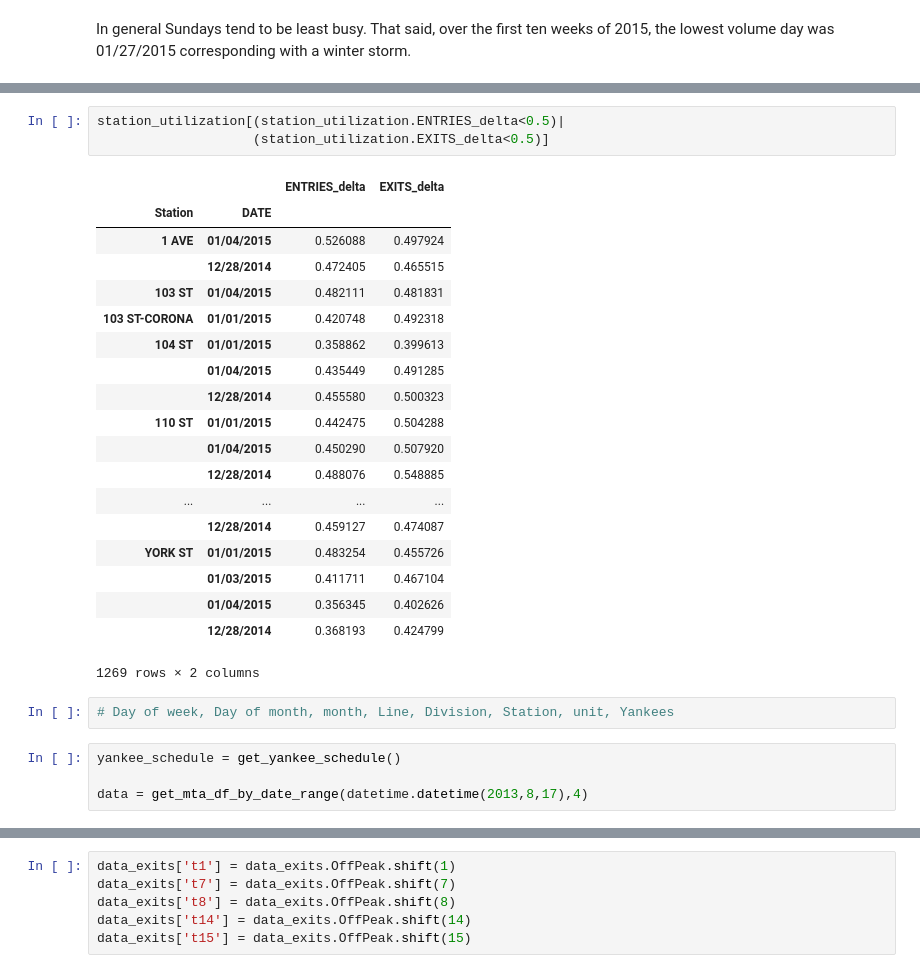
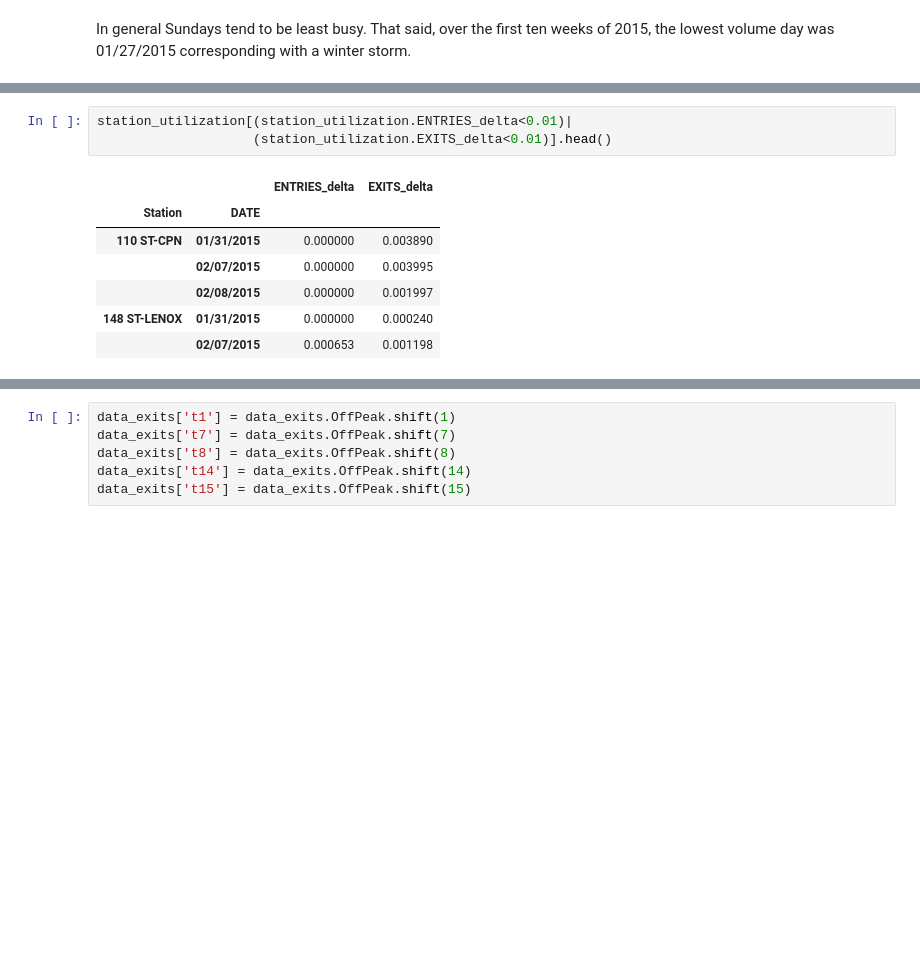
Before and after one commit to dunnette/VizDemo, a Jupyter notebook: mtaDemo/MTA2.ipynb, the cells around one changed output, grey strips where cells are left out. Saved outputs shown, nothing was run; the diff lists cells and outputs as text; blank space fills up the shorter version.

```diff
--- a/mtaDemo/MTA2.ipynb
+++ b/mtaDemo/MTA2.ipynb
@@ -316,29 +322,11 @@ KeyError: 'UNIT'
 # %%
-station_utilization[(station_utilization.ENTRIES_delta<0.5)|
-                    (station_utilization.EXITS_delta<0.5)]
+station_utilization[(station_utilization.ENTRIES_delta<0.01)|
+                    (station_utilization.EXITS_delta<0.01)].head()
 # %% [output]
 |  |  | ENTRIES_delta | EXITS_delta |
 | Station | DATE |  |  |
-| 1 AVE | 01/04/2015 | 0.526088 | 0.497924 |
-|  | 12/28/2014 | 0.472405 | 0.465515 |
-| 103 ST | 01/04/2015 | 0.482111 | 0.481831 |
-| 103 ST-CORONA | 01/01/2015 | 0.420748 | 0.492318 |
-| 104 ST | 01/01/2015 | 0.358862 | 0.399613 |
-|  | 01/04/2015 | 0.435449 | 0.491285 |
-|  | 12/28/2014 | 0.455580 | 0.500323 |
-| 110 ST | 01/01/2015 | 0.442475 | 0.504288 |
-|  | 01/04/2015 | 0.450290 | 0.507920 |
-|  | 12/28/2014 | 0.488076 | 0.548885 |
-| ... | ... | ... | ... |
-|  | 12/28/2014 | 0.459127 | 0.474087 |
-| YORK ST | 01/01/2015 | 0.483254 | 0.455726 |
-|  | 01/03/2015 | 0.411711 | 0.467104 |
-|  | 01/04/2015 | 0.356345 | 0.402626 |
-|  | 12/28/2014 | 0.368193 | 0.424799 |
+| 110 ST-CPN | 01/31/2015 | 0.000000 | 0.003890 |
+|  | 02/07/2015 | 0.000000 | 0.003995 |
+|  | 02/08/2015 | 0.000000 | 0.001997 |
+| 148 ST-LENOX | 01/31/2015 | 0.000000 | 0.000240 |
+|  | 02/07/2015 | 0.000653 | 0.001198 |
-1269 rows × 2 columns
-# %%
-# Day of week, Day of month, month, Line, Division, Station, unit, Yankees
-# %%
-yankee_schedule = get_yankee_schedule()
-
-data = get_mta_df_by_date_range(datetime.datetime(2013,8,17),4)
```
Also changed, not shown: parts of 34 cells of this notebook.
